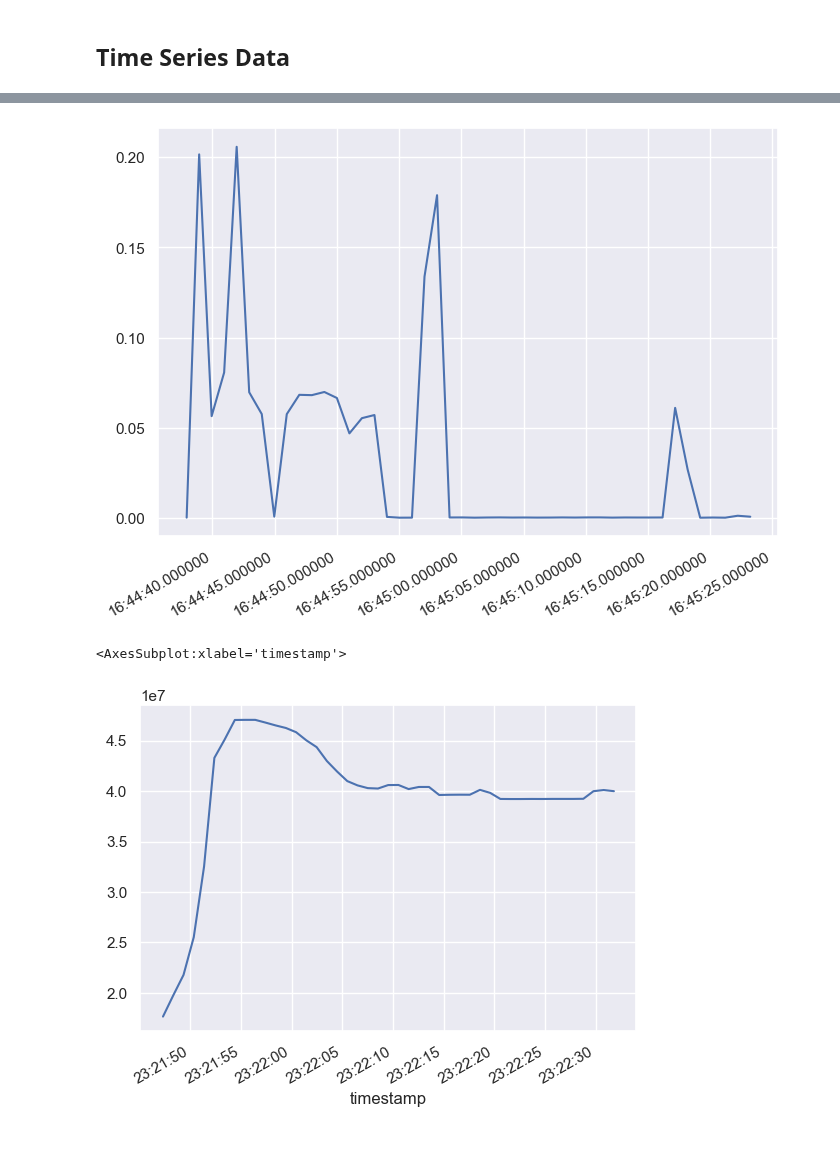
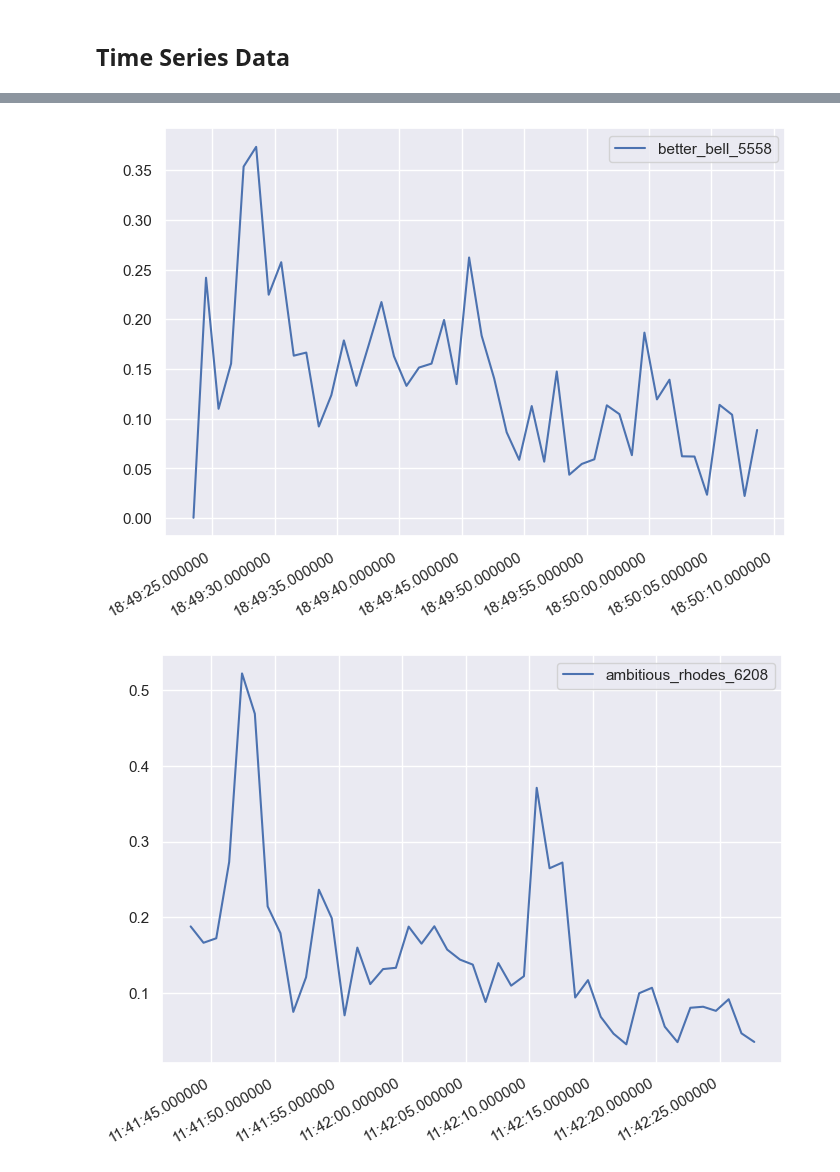
Before and after one commit to Janalytics94/anomaly-detection-software, a Jupyter notebook: src/analyse/EDA_beforepp.ipynb, the cells around one changed output, grey strips where cells are left out. Saved outputs shown, nothing was run; the diff lists cells and outputs as text; code cells hidden in the pictures; blank space fills up the shorter version.

```diff
--- a/src/analyse/EDA_beforepp.ipynb
+++ b/src/analyse/EDA_beforepp.ipynb
@@ -424,24 +456,22 @@ cn_dfs_test = split_by_container(test)
-# %%
-# define nrows and cols for subplots
-nrow = 3
-ncol = 2
-fig, ax = plt.subplots(nrow, ncol, figsize=(8,6))
-xfmt = mdates.DateFormatter("%H:%M:%S.%f")
-ax.xaxis.set_major_formatter(xfmt)
-# automatically rotates the tick labels
-fig.autofmt_xdate()
-# plot counter
-count=0
-for r in range(nrow):
-    for c in range(ncol):
-        cn_dfs_test[count].plot(ax=axes[r,c])
-        count+=1
-ax.plot(cn_dfs_test[count]['tvalue'], cn_dfs_test[count]]['cpu_usage'])
-plt.show()
-# %% [output]
-[figure, removed]
-# %%
-abundant_buck_7911["memory_usage"].plot()
-# %% [output]
-<AxesSubplot:xlabel='timestamp'>
-[figure, removed]
+# %%
+# Nochmal überarbeiten !
+fig, ax = plt.subplots(figsize=(8,6))
+xfmt = mdates.DateFormatter("%H:%M:%S.%f")
+# automatically rotates the tick labels
+ax.xaxis.set_major_formatter(xfmt)
+fig.autofmt_xdate()
+ax.plot(cn_dfs_test[6]['tvalue'], cn_dfs_test[6]['cpu_usage'])
+ax.legend(cn_dfs_test[6]['container_name'])
+plt.show()
+
+fig, ax = plt.subplots(figsize=(8,6))
+xfmt = mdates.DateFormatter("%H:%M:%S.%f")
+# automatically rotates the tick labels
+ax.xaxis.set_major_formatter(xfmt)
+fig.autofmt_xdate()
+ax.plot(cn_dfs_test[2]['tvalue'], cn_dfs_test[2]['cpu_usage'])
+ax.legend(cn_dfs_test[2]['container_name'])
+plt.show()
+# %% [output]
+[figure, added]
+[figure, added]
```
Also changed, not shown: parts of 11 cells of this notebook, 2 other files.
